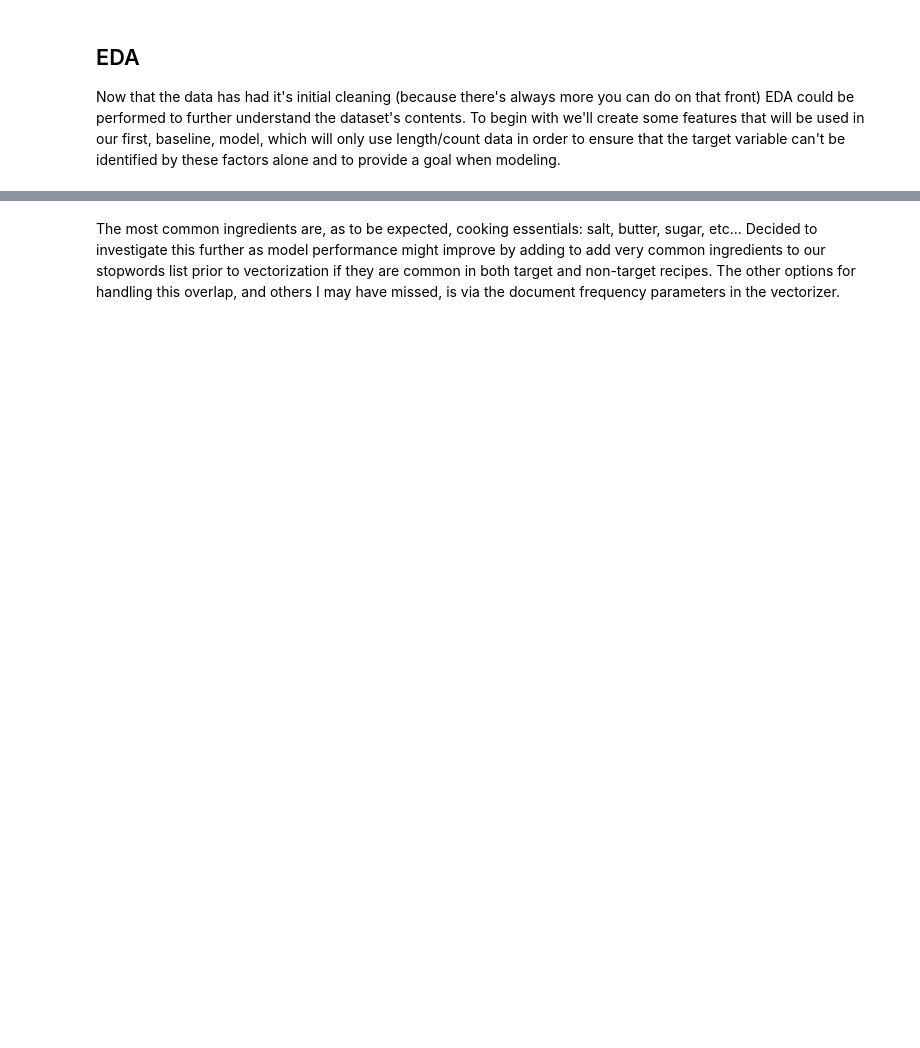
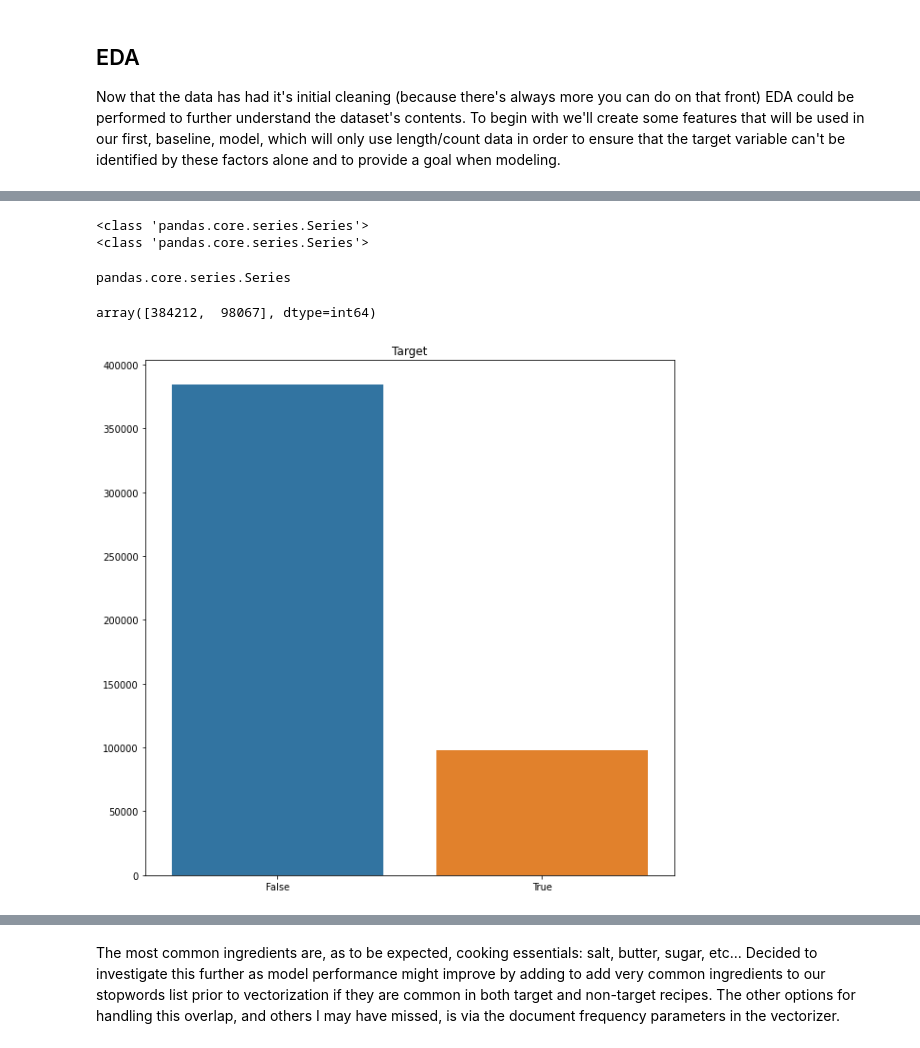
Before and after one commit to AJMarshall-25/NLP_Recipe_Analysis, a Jupyter notebook: spacy_env_functionality_test.ipynb, the cells around one changed output, grey strips where cells are left out. Saved outputs shown, nothing was run; the diff lists cells and outputs as text; code cells hidden in the pictures; blank space fills up the shorter version.

```diff
--- a/spacy_env_functionality_test.ipynb
+++ b/spacy_env_functionality_test.ipynb
@@ -588,3 +549,3 @@ len(search_term_dist)
 # %%
-for term in list(search_term_dist)[:20]:
+for term in list(search_term_dist)[:8]:
     print(term)
@@ -665,3 +720,4 @@ import seaborn as sns
 df['num_ingredients'] = df['ingredients_list'].apply(lambda x: len(x))
 df['num_steps'] = df['steps_list'].apply(lambda x: len(x))
 df['num_char_description'] = df['description'].apply(lambda x: len(x))
+df['target'] = df['target'].apply(lambda x: len())
@@ -671,0 +747,6 @@ df.target.value_counts().plot(kind ='bar')
+# %%
+print(type(tags_count))
+print(type(df.target))
+# %% [output]
+<class 'pandas.core.series.Series'>
+<class 'pandas.core.series.Series'>
@@ -672,3 +755,25 @@ df.target.value_counts().plot(kind ='bar')
+# %%
+type(target_count)
+# %% [output]
+pandas.core.series.Series
+# %%
+target_count.values
+# %% [output]
+array([384212,  98067], dtype=int64)
+# %%
+target_count = df.target.value_counts()
+
+# visualizing our imbalanced target
+
+fig, ax = plt.subplots(figsize=(10,10))
+
+# plotting the 20 most frequently used ingredients
+all_plot = sns.barplot(x=target_count.index, y=target_count.values, ax=ax)
+
+plt.title('Target')
+plt.xticks([0,1],['False','True']);
+# %% [output]
+[figure, added]
 # %%
 # creating Series of counts to facilitate visualizations
 ingredients_count = lists_to_count(df, 'ingredients_list', series = True).sort_values(ascending=False)
```
Also changed, not shown: parts of 62 cells of this notebook.
